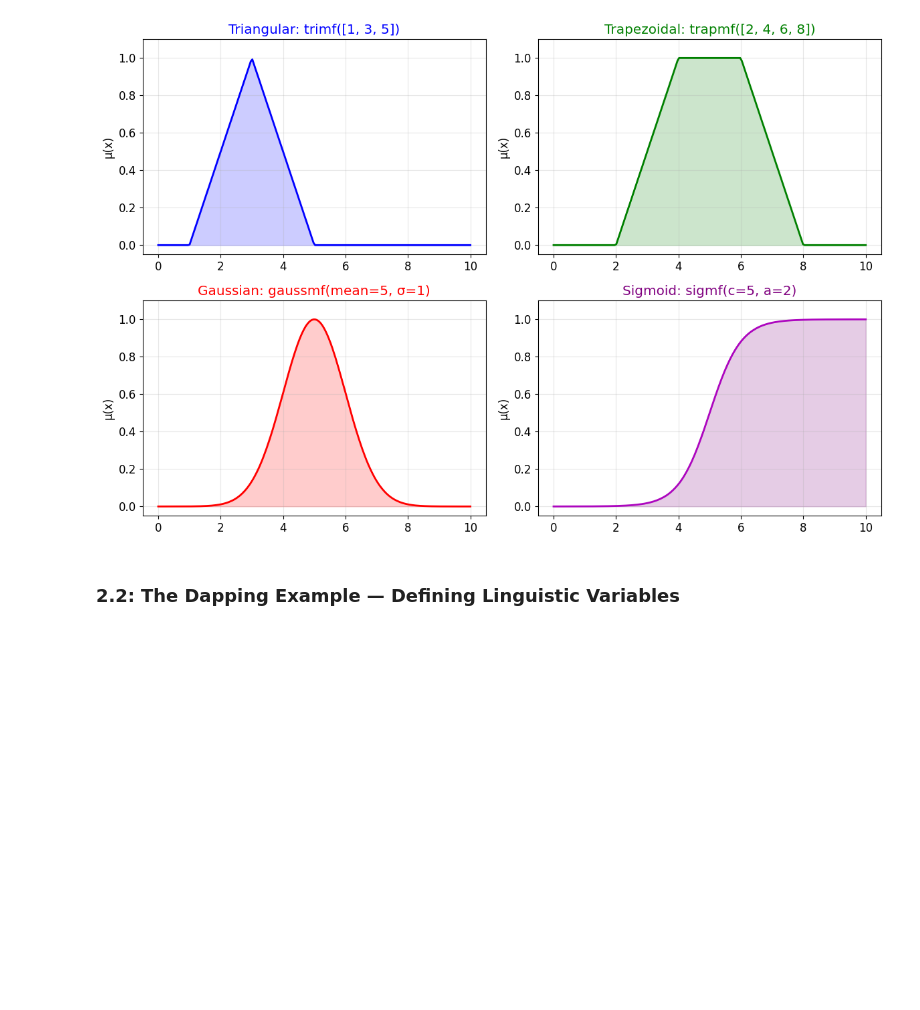
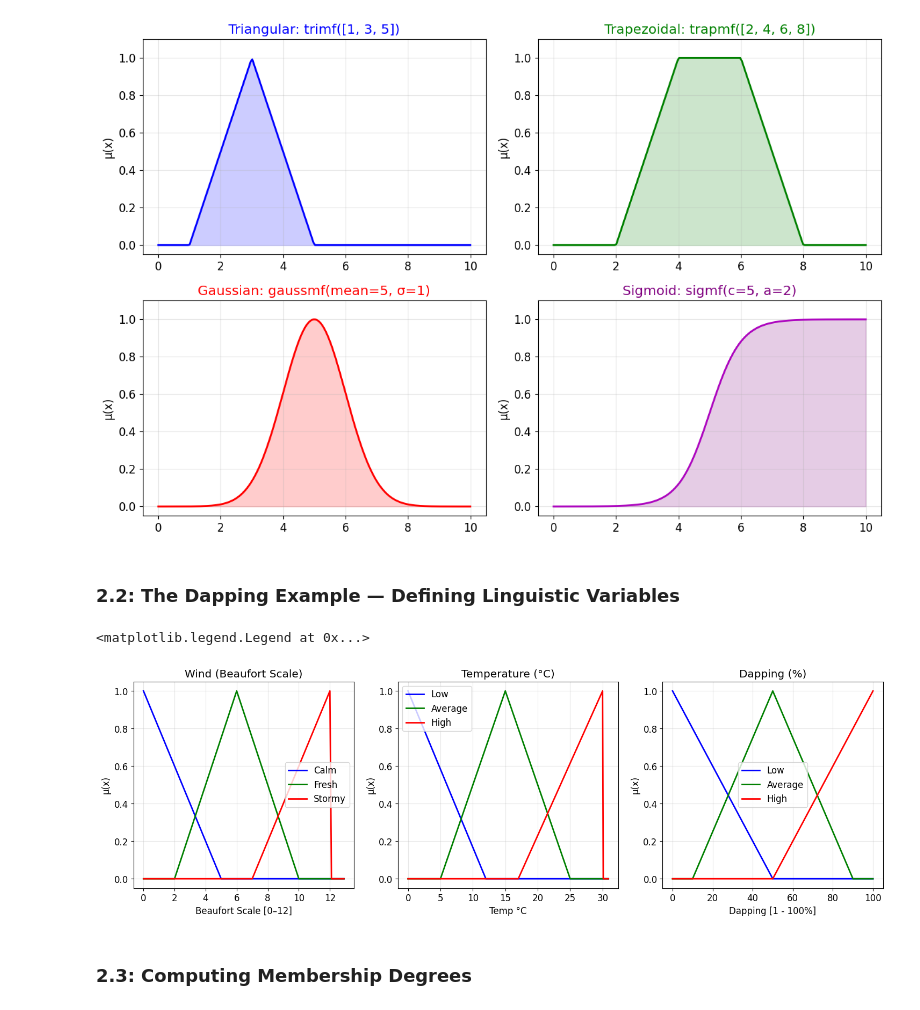
Before and after one commit to G00394925/Artificial-Intelligence-G00394925, a Jupyter notebook: Lab 4/lab4.ipynb, the cells around one changed output. Cells and saved outputs as stored; diff of their text form; code cells hidden in the pictures; blank space fills up the shorter version.

Commit message:
Compute membership degrees

```diff
--- a/Lab 4/lab4.ipynb
+++ b/Lab 4/lab4.ipynb
@@ -129,37 +129,42 @@ temp_low = fuzz.trimf(x_temp, [0, 0, 12])
 temp_average = fuzz.trimf(x_temp, [5, 15, 25])
 temp_high = fuzz.trimf(x_temp, [17, 30, 30])
 
-# --- Dapping ---
+# --- Dapping membership functions ---
 dapp_poor = fuzz.trimf(x_dapp, [0, 0, 50])
 dapp_mediocre = fuzz.trimf(x_dapp, [10, 50, 90])
 dapp_excellent = fuzz.trimf(x_dapp, [50, 100, 100])
 
 # --- Plot ---
 fig, (ax1, ax2, ax3) = plt.subplots(1, 3, figsize=(18, 5))
 
 # Wind
 ax1.plot(x_wind, wind_calm, 'b-', linewidth=2, label='Calm')
 ax1.plot(x_wind, wind_fresh, 'g-', linewidth=2, label='Fresh')
 ax1.plot(x_wind, wind_stormy, 'r-', linewidth=2, label='Stormy')
 ax1.set_title('Wind (Beaufort Scale)')
 ax1.set_xlabel('Beaufort Scale [0–12]')
 ax1.set_ylabel('μ(x)')
 ax1.legend()
 
 # Temperature
 ax2.plot(x_temp, temp_low, 'b-', linewidth=2, label='Low')
 ax2.plot(x_temp, temp_average, 'g-', linewidth=2, label='Average')
 ax2.plot(x_temp, temp_high, 'r-', linewidth=2, label='High')
 ax2.set_title('Temperature (°C)')
 ax2.set_xlabel('Temp °C')
 ax2.set_ylabel('μ(x)')
 ax2.legend()
 
 # Dapping
 ax3.plot(x_dapp, dapp_poor, 'b-', linewidth=2, label='Low')
 ax3.plot(x_dapp, dapp_mediocre, 'g-', linewidth=2, label='Average')
 ax3.plot(x_dapp, dapp_excellent, 'r-', linewidth=2, label='High')
-ax3.set_title('DApping (%)')
-ax3.set_xlabel('Temp °C')
+ax3.set_title('Dapping (%)')
+ax3.set_xlabel('Dapping [1 - 100%]')
 ax3.set_ylabel('μ(x)')
 ax3.legend()
+# %% [output]
+<matplotlib.legend.Legend at 0x...>
+[figure, added]
+# %% [markdown]
+### 2.3: Computing Membership Degrees
```
Also changed, not shown: parts of 1 cell of this notebook.
